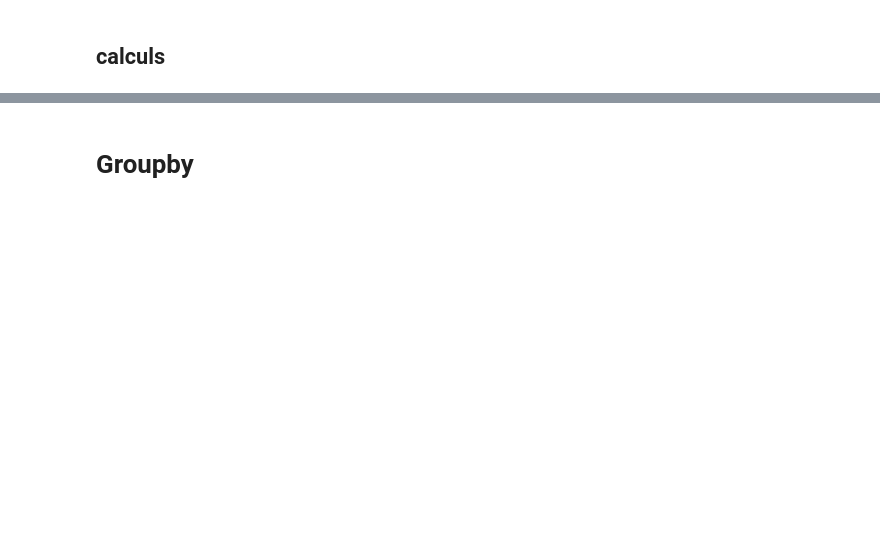
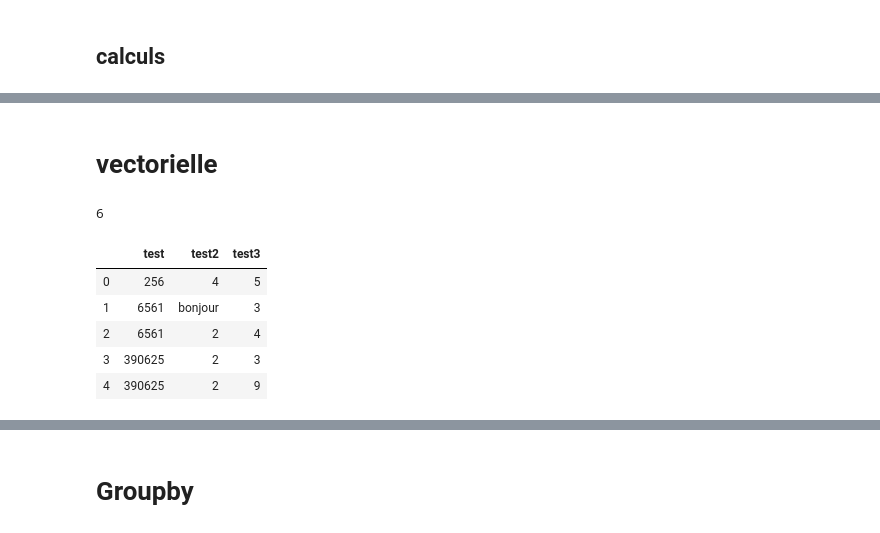
Before and after one commit to ClementRayer/test, a Jupyter notebook: td2_pandas_introduction.ipynb, the cells around one changed output, grey strips where cells are left out. Drawn from its saved outputs; the diff is of its cells as text; code cells hidden in the pictures; blank space fills up the shorter version.

```diff
--- a/td2_pandas_introduction.ipynb
+++ b/td2_pandas_introduction.ipynb
@@ -406,0 +482,2 @@ df2
+# %%
+df2["test"] = df2.test.apply(lambda x: x**2)
@@ -406,0 +519,15 @@ df2
+# %% [markdown]
+# vectorielle
+# %%
+sum([1,2,3])
+# %% [output]
+6
+# %%
+df2
+# %% [output]
+|  | test | test2 | test3 |
+| 0 | 256 | 4 | 5 |
+| 1 | 6561 | bonjour | 3 |
+| 2 | 6561 | 2 | 4 |
+| 3 | 390625 | 2 | 3 |
+| 4 | 390625 | 2 | 9 |
```
Also changed, not shown: parts of 49 cells of this notebook.
